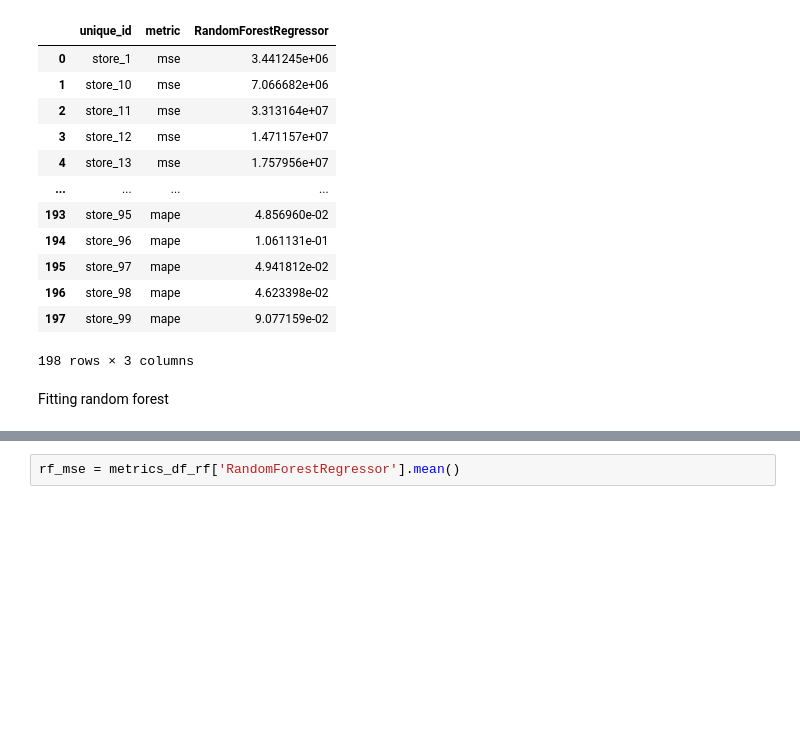
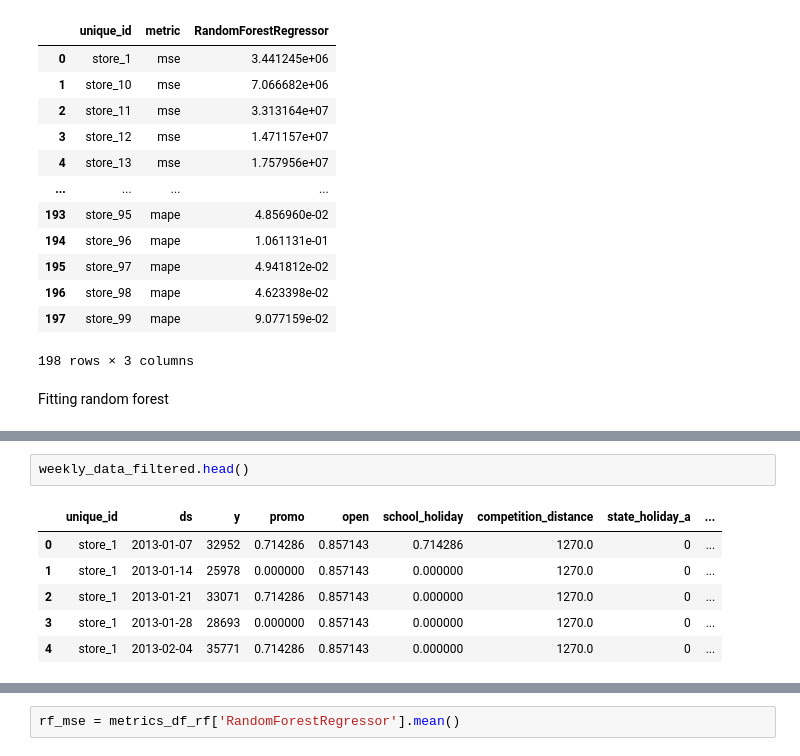
Before and after one commit to YL-6/BF-final, a Jupyter notebook: Yue-2.ipynb, the cells around one changed output, grey strips where cells are left out. Saved outputs shown, nothing was run; the diff lists cells and outputs as text; blank space fills up the shorter version.

```diff
--- a/Yue-2.ipynb
+++ b/Yue-2.ipynb
@@ -943,0 +984,9 @@ Fitting random forest
+# %%
+weekly_data_filtered.head()
+# %% [output]
+|  | unique_id | ds | y | promo | open | school_holiday | competition_distance | state_holiday_a | ... |
+| 0 | store_1 | 2013-01-07 | 32952 | 0.714286 | 0.857143 | 0.714286 | 1270.0 | 0 | ... |
+| 1 | store_1 | 2013-01-14 | 25978 | 0.000000 | 0.857143 | 0.000000 | 1270.0 | 0 | ... |
+| 2 | store_1 | 2013-01-21 | 33071 | 0.714286 | 0.857143 | 0.000000 | 1270.0 | 0 | ... |
+| 3 | store_1 | 2013-01-28 | 28693 | 0.000000 | 0.857143 | 0.000000 | 1270.0 | 0 | ... |
+| 4 | store_1 | 2013-02-04 | 35771 | 0.714286 | 0.857143 | 0.000000 | 1270.0 | 0 | ... |
```
Also changed, not shown: parts of 9 cells of this notebook.
